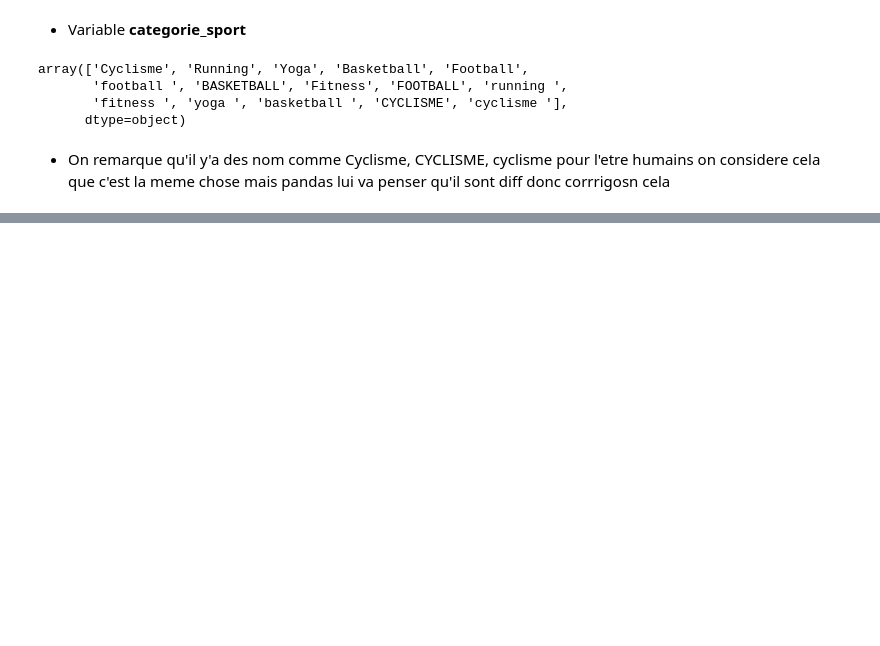
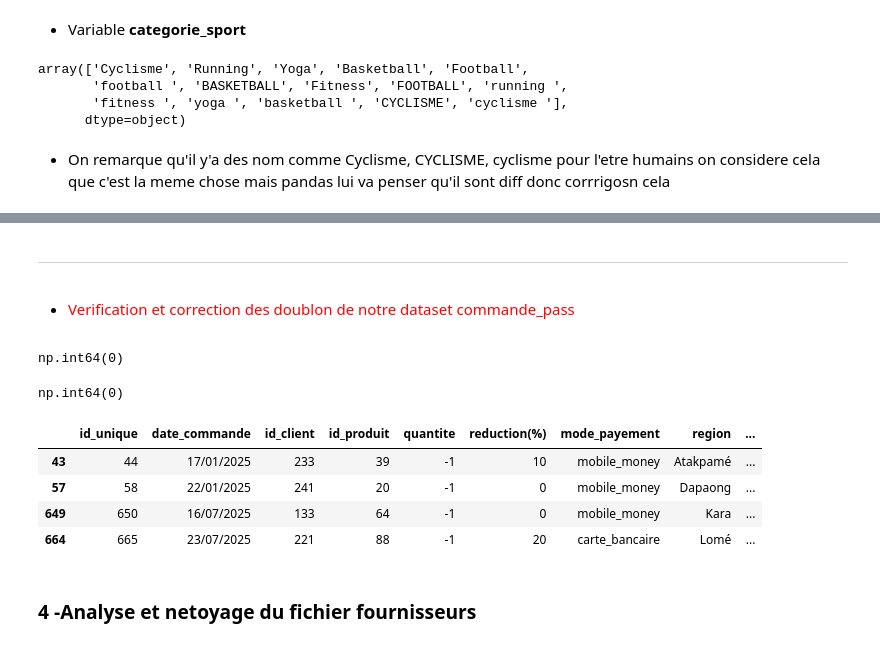
Before and after one commit to SAKPANI/Formation-Data_Science-et-Machine-Learning, a Jupyter notebook: PROJETS/PROJET_E_COMMERCE/projet_ecommerce/Analyse_Donnees_E_Commerce.ipynb, the cells around one changed output, grey strips where cells are left out. Drawn from its saved outputs; the diff is of its cells as text; code cells hidden in the pictures; blank space fills up the shorter version.

```diff
--- a/PROJETS/PROJET_E_COMMERCE/projet_ecommerce/Analyse_Donnees_E_Commerce.ipynb
+++ b/PROJETS/PROJET_E_COMMERCE/projet_ecommerce/Analyse_Donnees_E_Commerce.ipynb
@@ -331,0 +517,2 @@ array(['Cyclisme', 'Running', 'Yoga', 'Basketball', 'Football',
+# %%
+commande_pass["mode_payement"] = commande_pass["mode_payement"].str.lower() # Convertion des nom en minuscule
@@ -331,0 +525,9 @@ array(['Cyclisme', 'Running', 'Yoga', 'Basketball', 'Football',
+# %%
+commande_pass["mode_payement"] = commande_pass["mode_payement"].replace({
+    "momo"                    :     "mobile_money",
+    "cash a la livraison"     :     "paiement à la livraison",
+    "carte"                   :    "carte_bancaire",
+    "cash"                    :    "paiement à la livraison",
+    "cb"                     :    "carte_bancaire",
+    "mobile money"            :    "mobile_money"
+})
@@ -331,0 +552,24 @@ array(['Cyclisme', 'Running', 'Yoga', 'Basketball', 'Football',
+# %% [markdown]
+---
+# %% [markdown]
+- <p style = "color : red ">Verification et correction des doublon de notre dataset commande_pass</p>
+# %%
+commande_pass.duplicated().sum()  # verification des docublon
+# %% [output]
+np.int64(0)
+# %%
+commande_pass.drop_duplicates(inplace = True)
+# %%
+commande_pass.duplicated().sum()
+# %% [output]
+np.int64(0)
+# %%
+commande_pass[commande_pass["quantite"]<0]
+# %% [output]
+|  | id_unique | date_commande | id_client | id_produit | quantite | reduction(%) | mode_payement | region | ... |
+| 43 | 44 | 17/01/2025 | 233 | 39 | -1 | 10 | mobile_money | Atakpamé | ... |
+| 57 | 58 | 22/01/2025 | 241 | 20 | -1 | 0 | mobile_money | Dapaong | ... |
+| 649 | 650 | 16/07/2025 | 133 | 64 | -1 | 0 | mobile_money | Kara | ... |
+| 664 | 665 | 23/07/2025 | 221 | 88 | -1 | 20 | carte_bancaire | Lomé | ... |
+# %% [markdown]
+### 4 -Analyse et netoyage du fichier fournisseurs
```
Also changed, not shown: parts of 49 cells of this notebook.
